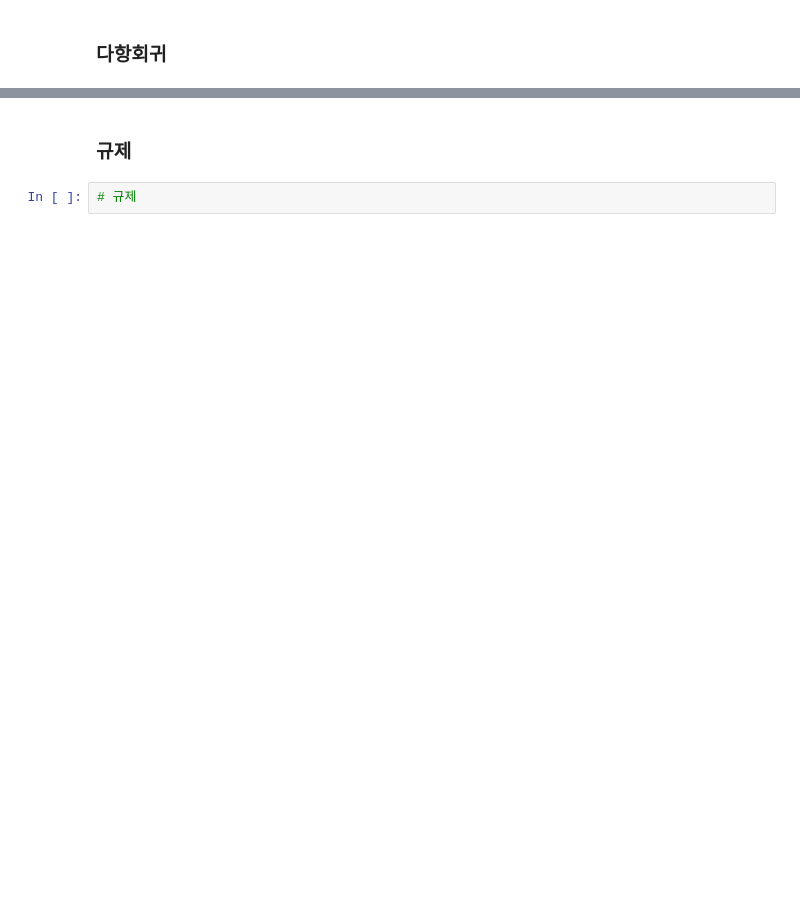
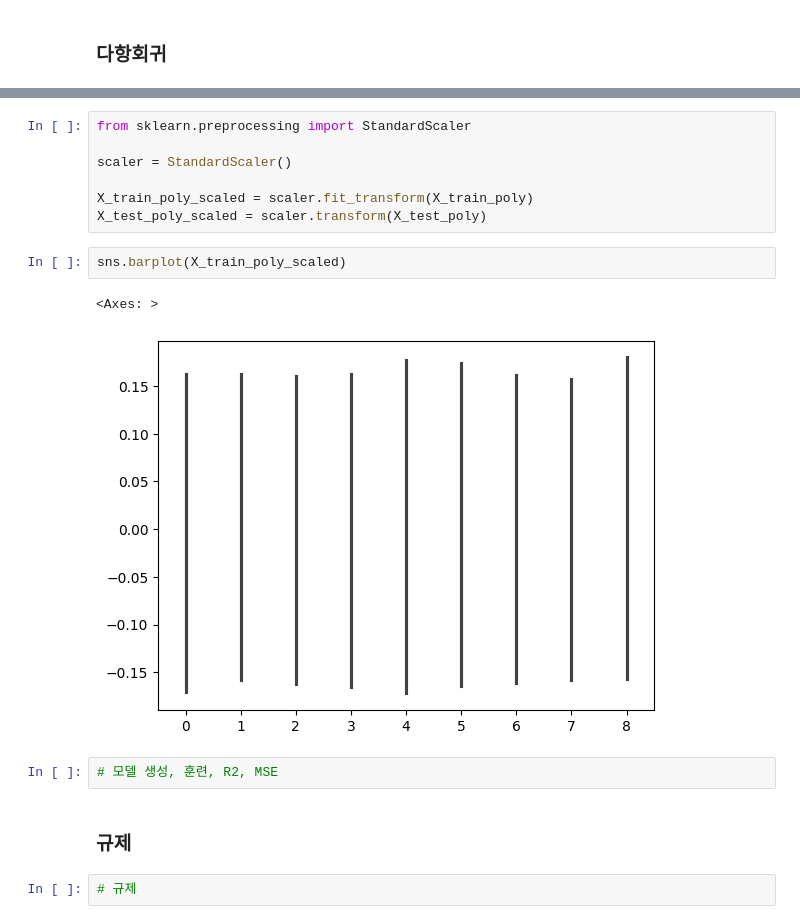
Before and after one commit to jiminxchris/pythonmlproject20260205, a Jupyter notebook: 01_회귀_광고.ipynb, the cells around one changed output, grey strips where cells are left out. Cells and saved outputs as stored; diff of their text form; blank space fills up the shorter version.

```diff
--- a/01_회귀_광고.ipynb
+++ b/01_회귀_광고.ipynb
@@ -410,3 +454,17 @@ array([12.08833222])
+# %%
+from sklearn.preprocessing import StandardScaler
+
+scaler = StandardScaler()
+
+X_train_poly_scaled = scaler.fit_transform(X_train_poly)
+X_test_poly_scaled = scaler.transform(X_test_poly)
+# %%
+sns.barplot(X_train_poly_scaled)
+# %% [output]
+<Axes: >
+[figure, added]
+# %%
+# 모델 생성, 훈련, R2, MSE
 # %% [markdown]
 ### 규제
 # %%
```
Also changed, not shown: parts of 14 cells of this notebook.
